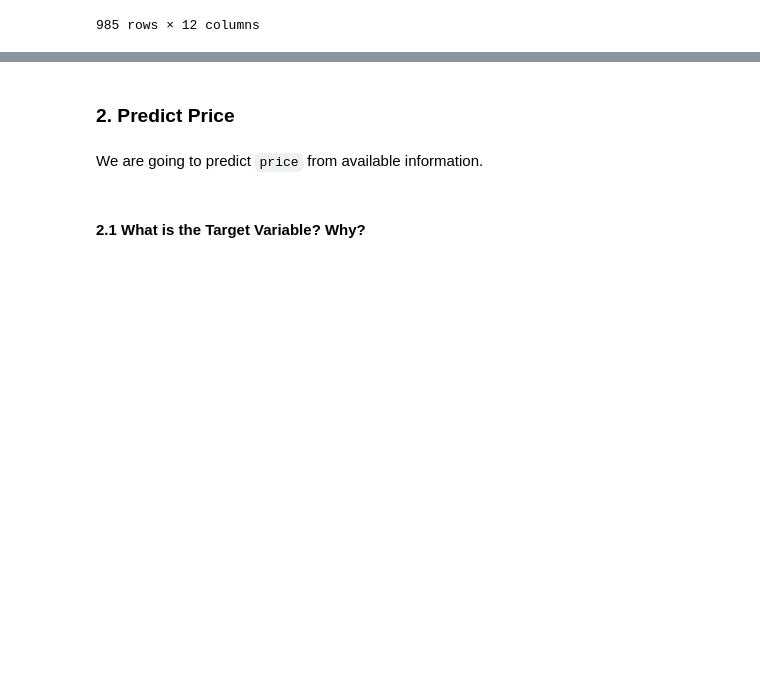
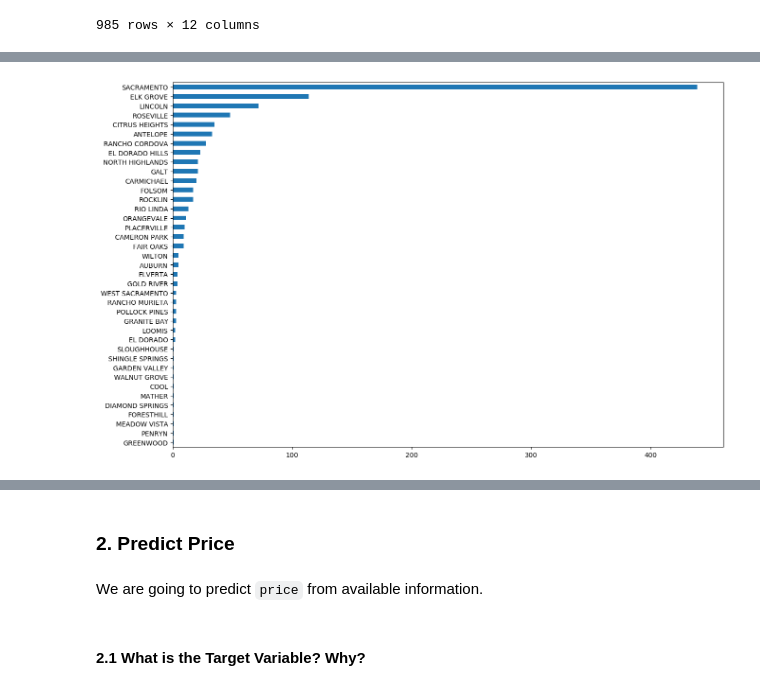
Before and after one commit to Brittles88/IOD, a Jupyter notebook: Module 4/LAB 4/IOD_Lab 4.1.1.ipynb, the cells around one changed output, grey strips where cells are left out. Drawn from its saved outputs; the diff is of its cells as text; code cells hidden in the pictures; blank space fills up the shorter version.

```diff
--- a/Module 4/LAB 4/IOD_Lab 4.1.1.ipynb
+++ b/Module 4/LAB 4/IOD_Lab 4.1.1.ipynb
@@ -43,0 +150,5 @@ df
+# %%
+#city types
+df['city'].value_counts().sort_values().plot(kind='barh',figsize=(15,10));
+# %% [output]
+[figure, added]
```
Also changed, not shown: parts of 67 cells of this notebook, 3 other files.
